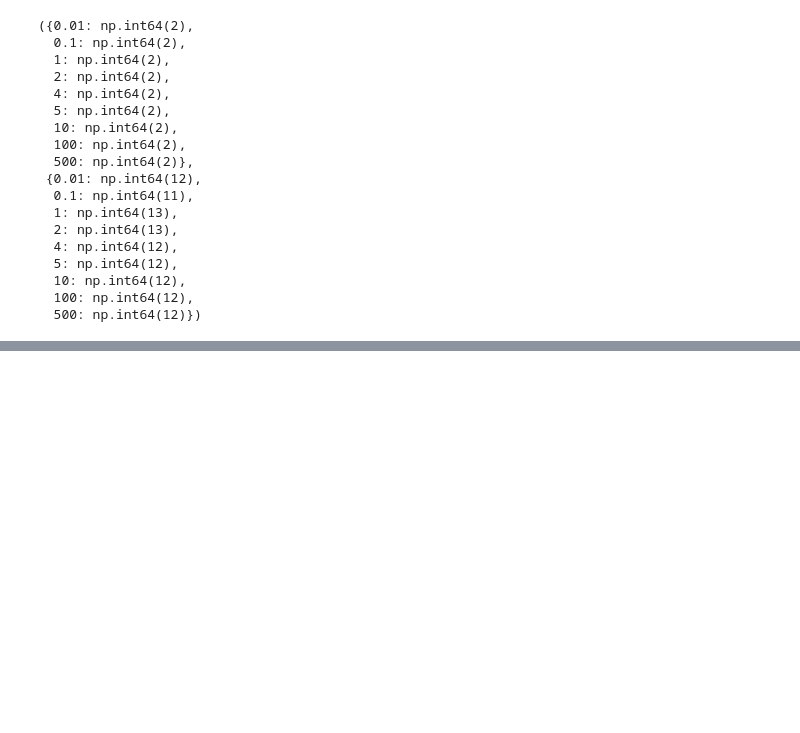
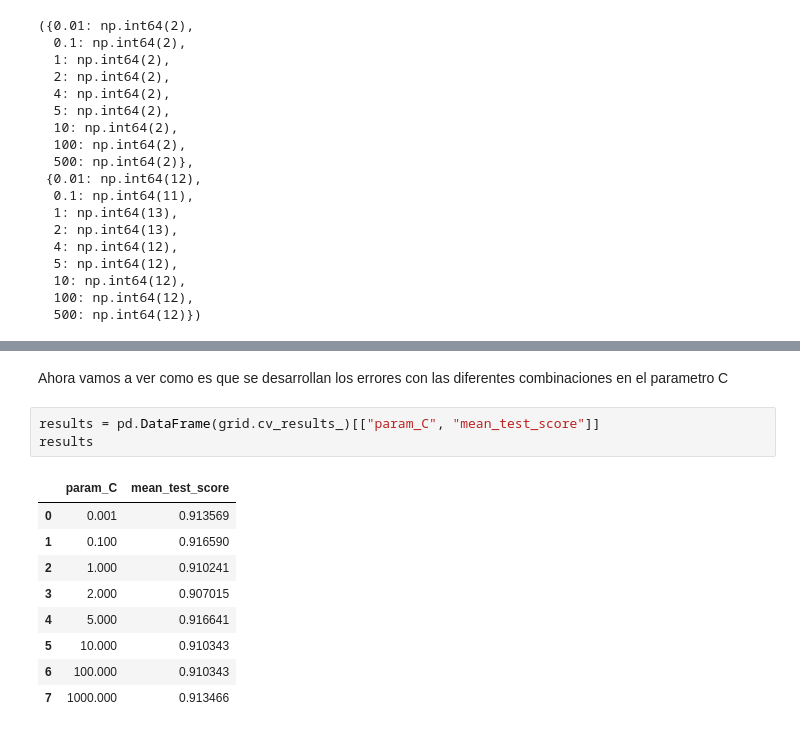
Before and after one commit to chuancao26/islp, a Jupyter notebook: exercicesSVM.ipynb, the cells around one changed output, grey strips where cells are left out. Cells and saved outputs as stored; diff of their text form; blank space fills up the shorter version.

```diff
--- a/exercicesSVM.ipynb
+++ b/exercicesSVM.ipynb
@@ -523,0 +606,15 @@ missed_test, missed_train
+# %% [markdown]
+Ahora vamos a ver como es que se desarrollan los errores con las diferentes combinaciones en el parametro C
+# %%
+results = pd.DataFrame(grid.cv_results_)[["param_C", "mean_test_score"]]
+results
+# %% [output]
+|  | param_C | mean_test_score |
+| 0 | 0.001 | 0.913569 |
+| 1 | 0.100 | 0.916590 |
+| 2 | 1.000 | 0.910241 |
+| 3 | 2.000 | 0.907015 |
+| 4 | 5.000 | 0.916641 |
+| 5 | 10.000 | 0.910343 |
+| 6 | 100.000 | 0.910343 |
+| 7 | 1000.000 | 0.913466 |
```
Also changed, not shown: parts of 19 cells of this notebook.
